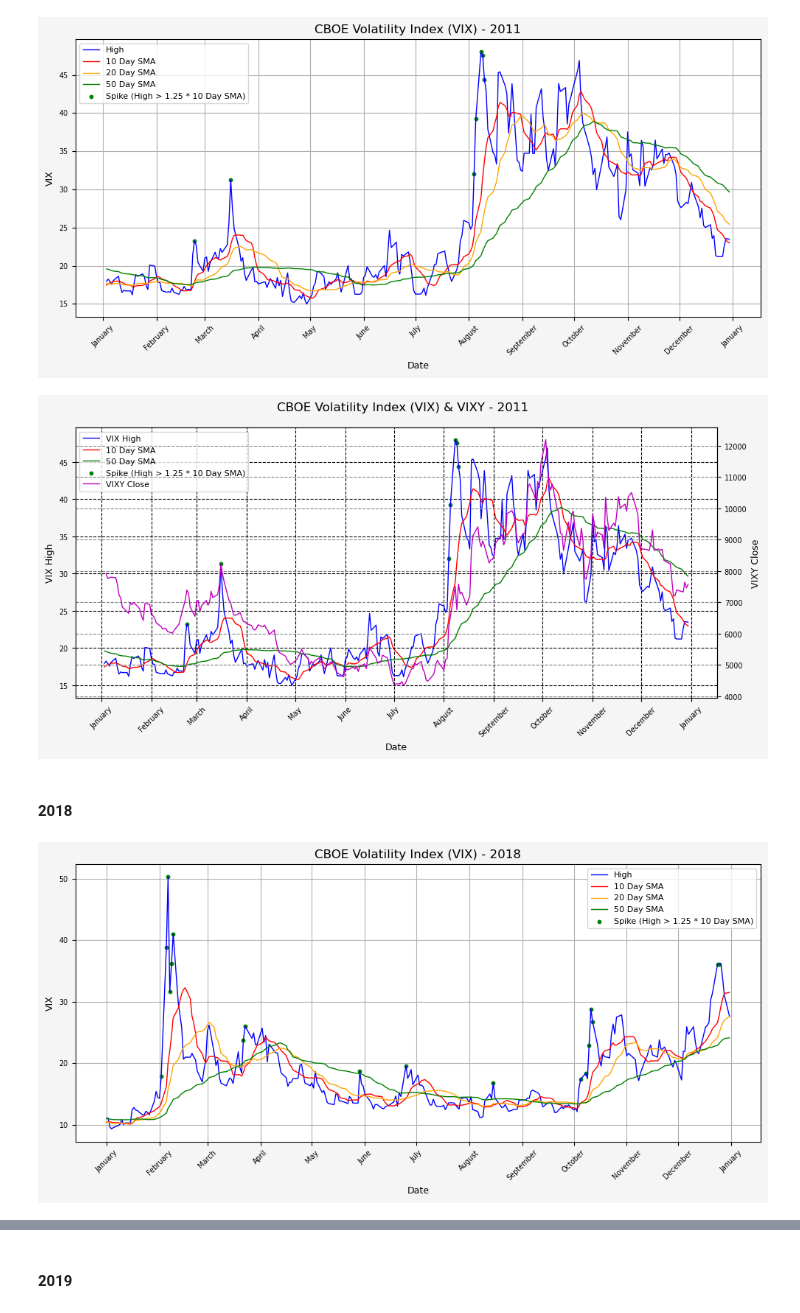
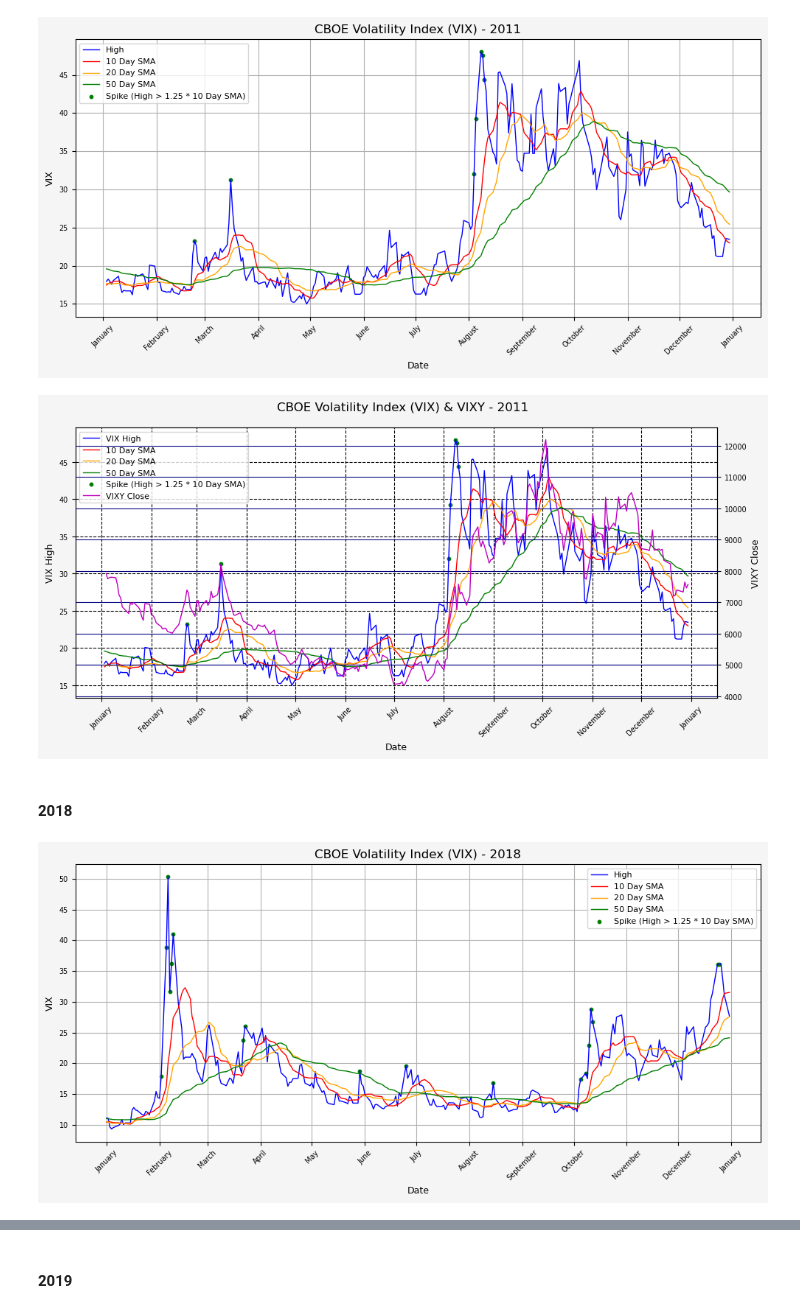
Before and after one commit to jaredszajkowski/jaredszajkowski.github.io, a Jupyter notebook: content/post/investigating-vix-levels-and-returns/Investigating_Vix_Levels_And_Returns.ipynb, the cells around one changed output, grey strips where cells are left out. Saved outputs shown, nothing was run; the diff lists cells and outputs as text; code cells hidden in the pictures.

```diff
--- a/content/post/investigating-vix-levels-and-returns/Investigating_Vix_Levels_And_Returns.ipynb
+++ b/content/post/investigating-vix-levels-and-returns/Investigating_Vix_Levels_And_Returns.ipynb
@@ -298,40 +303,41 @@ fig, ax1 = plt.subplots(figsize=(10, 5), facecolor='#F5F5F5')
 
 ax1.plot(vix_temp.index, vix_temp['High'], label='VIX High', linestyle='-', color='b', linewidth=1)
 ax1.plot(vix_temp.index, vix_temp['SMA_10'], label='10 Day SMA', linestyle='-', color='r', linewidth=1)
+ax1.plot(vix_temp.index, vix_temp['SMA_20'], label='20 Day SMA', linestyle='-', color='orange', linewidth=1)
 ax1.plot(vix_temp.index, vix_temp['SMA_50'], label='50 Day SMA', linestyle='-', color='g', linewidth=1)
 ax1.scatter(vix_temp[vix_temp['Spike'] == True].index, vix_temp[vix_temp['Spike'] == True]['High'], label='Spike (High > 1.25 * 10 Day SMA)', linestyle='-', color='g', s=10)
 
 # Set X axis for ax1
 ax1.xaxis.set_major_locator(mdates.MonthLocator())
 ax1.xaxis.set_major_formatter(mdates.DateFormatter('%B'))
 ax1.set_xlabel('Date', fontsize=9)
 ax1.tick_params(axis='x', rotation=45, labelsize=7)
 
 # Set Y axis for ax1
 ax1.set_ylabel('VIX High', fontsize=9)
 ax1.tick_params(axis='y', labelsize=7)
 
 # Creating a second y-axis
 ax2 = ax1.twinx()
 ax2.plot(vixy_temp.index, vixy_temp['Close'], label='VIXY Close', linestyle='-', color='m', linewidth=1)
 ax2.set_ylabel('VIXY Close', fontsize=9)
 ax2.tick_params(axis='y', labelsize=7)
 
 # Set title, etc.
 fig.suptitle('CBOE Volatility Index (VIX) & VIXY - ' + year, fontsize=12)
 
 # Adding legends
 lines1, labels1 = ax1.get_legend_handles_labels()
 lines2, labels2 = ax2.get_legend_handles_labels()
 ax1.legend(lines1 + lines2, labels1 + labels2, fontsize=8)
 
 # Display the plot
 fig.tight_layout()
 ax1.grid(True, linestyle='--', color='black')
-ax2.grid(True, linestyle='--', color='gray')
+ax2.grid(True, linestyle='-', color='navy')
 plt.show()
 # %% [output]
-[figure, old version]
+[figure, new version]
 # %% [markdown]
 #### 2018
 # %%
@@ -357,6 +363,8 @@ plt.xlabel('Date', fontsize = 9)
 plt.xticks(rotation = 45, fontsize = 7)
 
 # Set Y axis
+y_tick_spacing = 5  # Specify the interval for y-axis ticks
+plt.gca().yaxis.set_major_locator(MultipleLocator(y_tick_spacing))
 plt.ylabel('VIX', fontsize = 9)
 plt.yticks(fontsize = 7)
 
@@ -369,4 +377,4 @@ plt.grid(True)
 plt.legend(fontsize = 8)
 plt.show()
 # %% [output]
-[figure, old version]
+[figure, new version]
```
Also changed, not shown: parts of 11 cells of this notebook, 1 other file.
